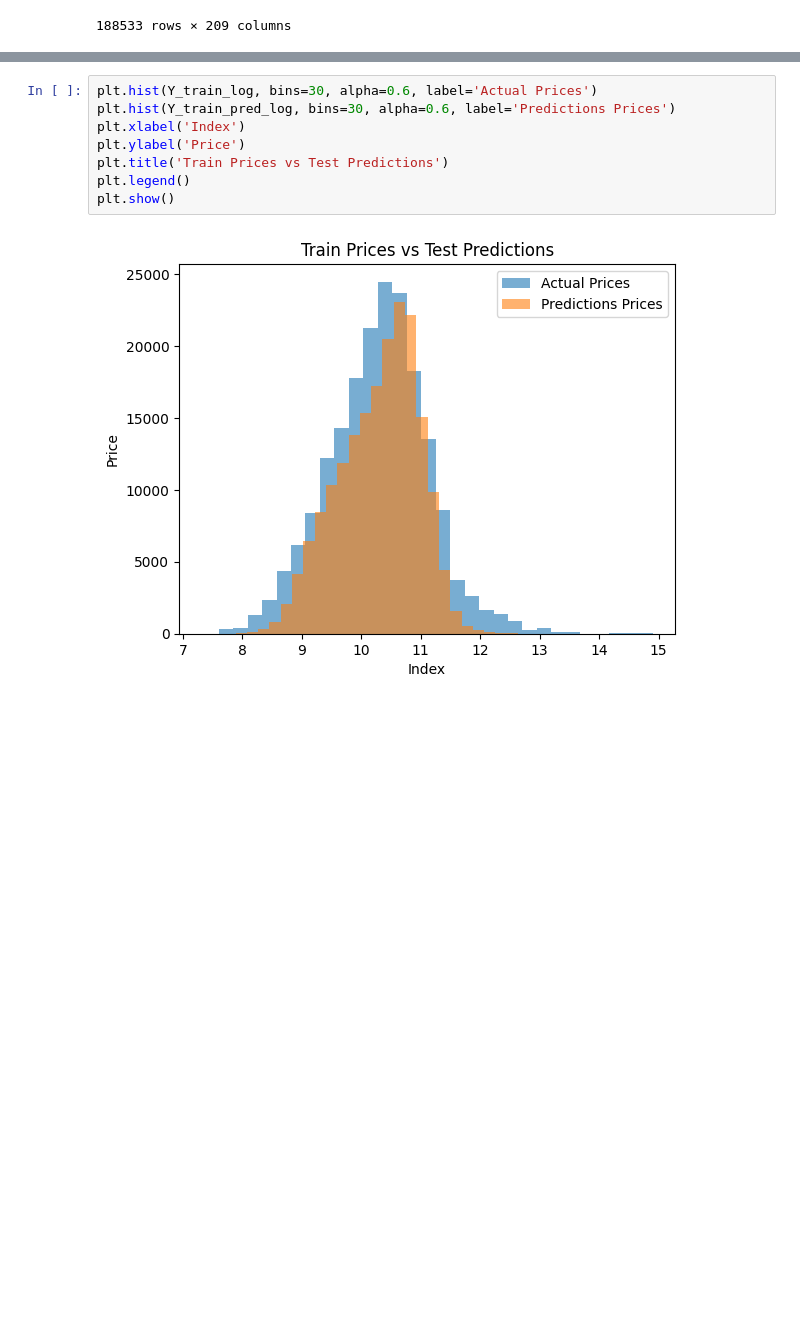
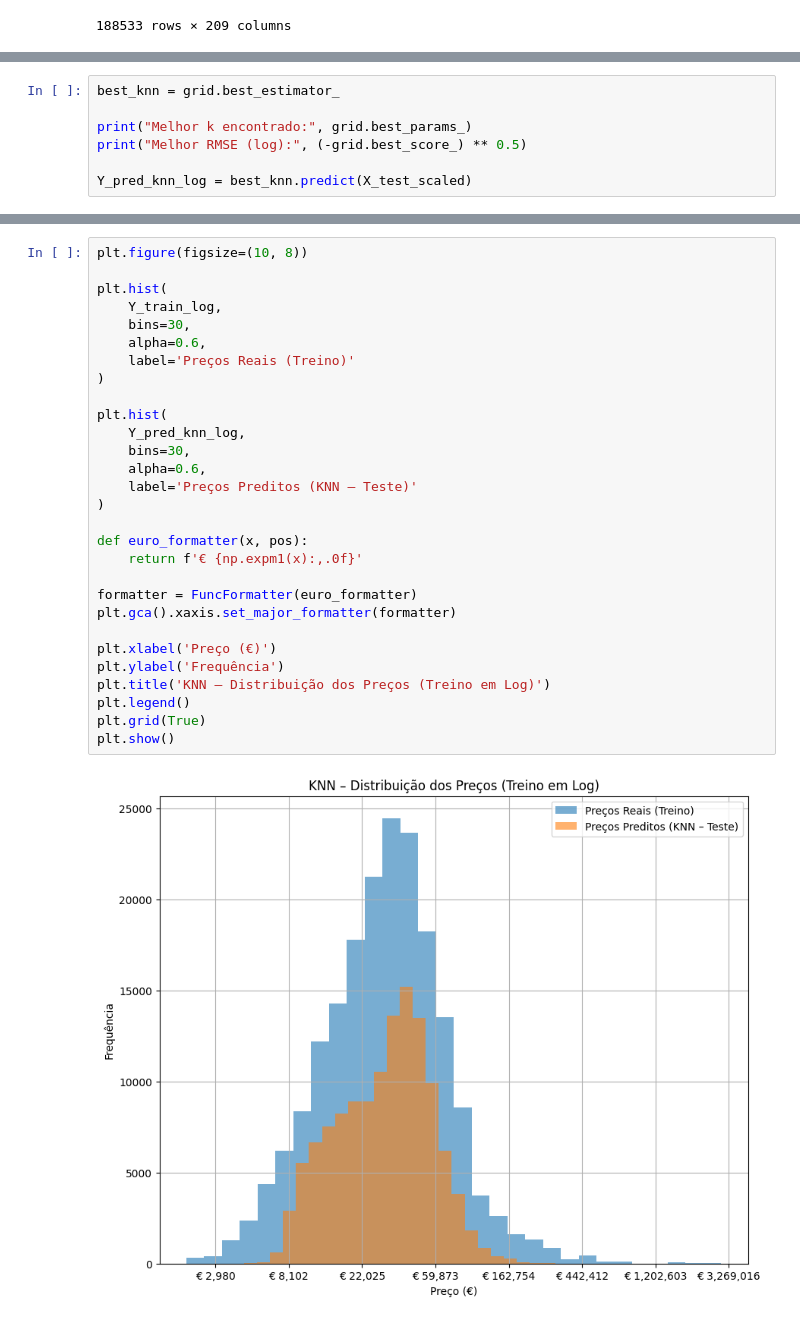
Before and after one commit to ThaylaalyahT/AA_TP1, a Jupyter notebook: car_price_prediction_test.ipynb, the cells around one changed output, grey strips where cells are left out. Drawn from its saved outputs; the diff is of its cells as text; blank space fills up the shorter version.

```diff
--- a/car_price_prediction_test.ipynb
+++ b/car_price_prediction_test.ipynb
@@ -538,0 +337,7 @@ Melhor score (RMSE): 0.5508259179144246
+# %%
+best_knn = grid.best_estimator_
+
+print("Melhor k encontrado:", grid.best_params_)
+print("Melhor RMSE (log):", (-grid.best_score_) ** 0.5)
+
+Y_pred_knn_log = best_knn.predict(X_test_scaled)
@@ -539,11 +347,32 @@ Melhor score (RMSE): 0.5508259179144246
 # %%
-plt.hist(Y_train_log, bins=30, alpha=0.6, label='Actual Prices')
-plt.hist(Y_train_pred_log, bins=30, alpha=0.6, label='Predictions Prices')
-plt.xlabel('Index')
-plt.ylabel('Price')
-plt.title('Train Prices vs Test Predictions')
+plt.figure(figsize=(10, 8))
+
+plt.hist(
+    Y_train_log,
+    bins=30,
+    alpha=0.6,
+    label='Preços Reais (Treino)'
+)
+
+plt.hist(
+    Y_pred_knn_log,
+    bins=30,
+    alpha=0.6,
+    label='Preços Preditos (KNN – Teste)'
+)
+
+def euro_formatter(x, pos):
+    return f'€ {np.expm1(x):,.0f}'
+
+formatter = FuncFormatter(euro_formatter)
+plt.gca().xaxis.set_major_formatter(formatter)
+
+plt.xlabel('Preço (€)')
+plt.ylabel('Frequência')
+plt.title('KNN – Distribuição dos Preços (Treino em Log)')
 plt.legend()
+plt.grid(True)
 plt.show()
 # %% [output]
-[figure, old version]
+[figure, new version]
 # %% [markdown]
```
Also changed, not shown: parts of 52 cells of this notebook.
